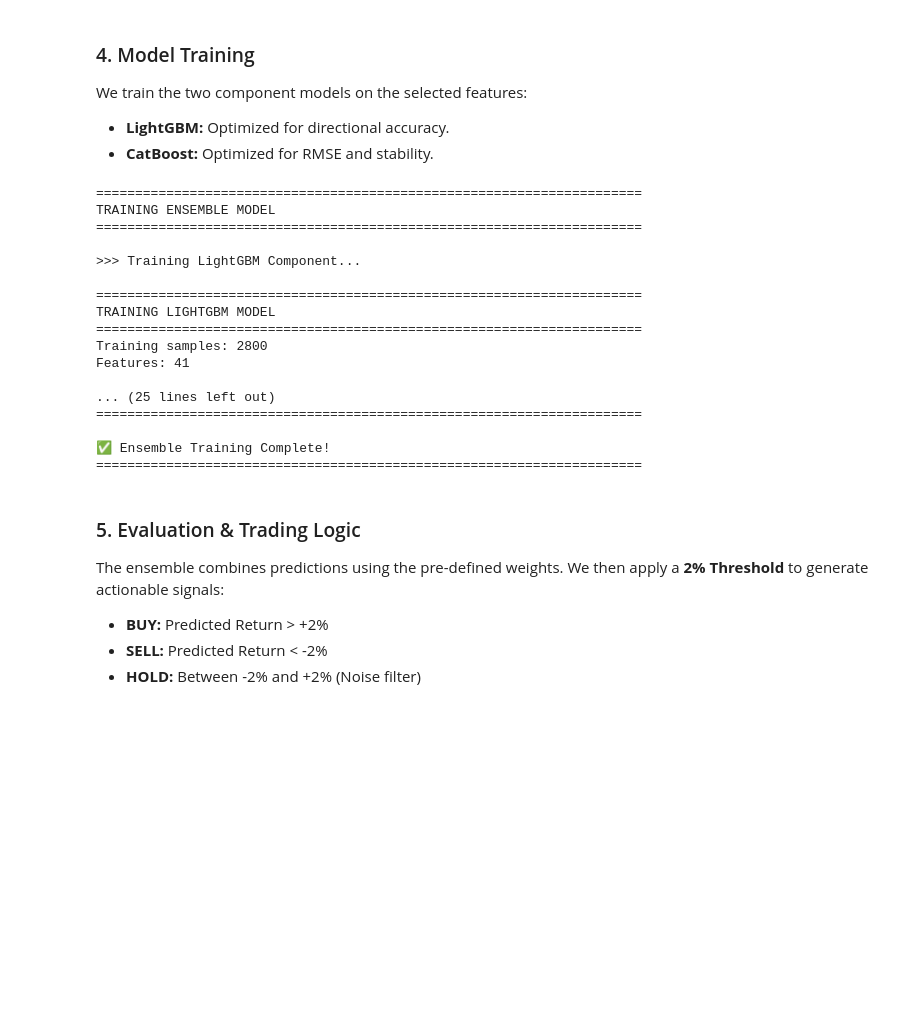
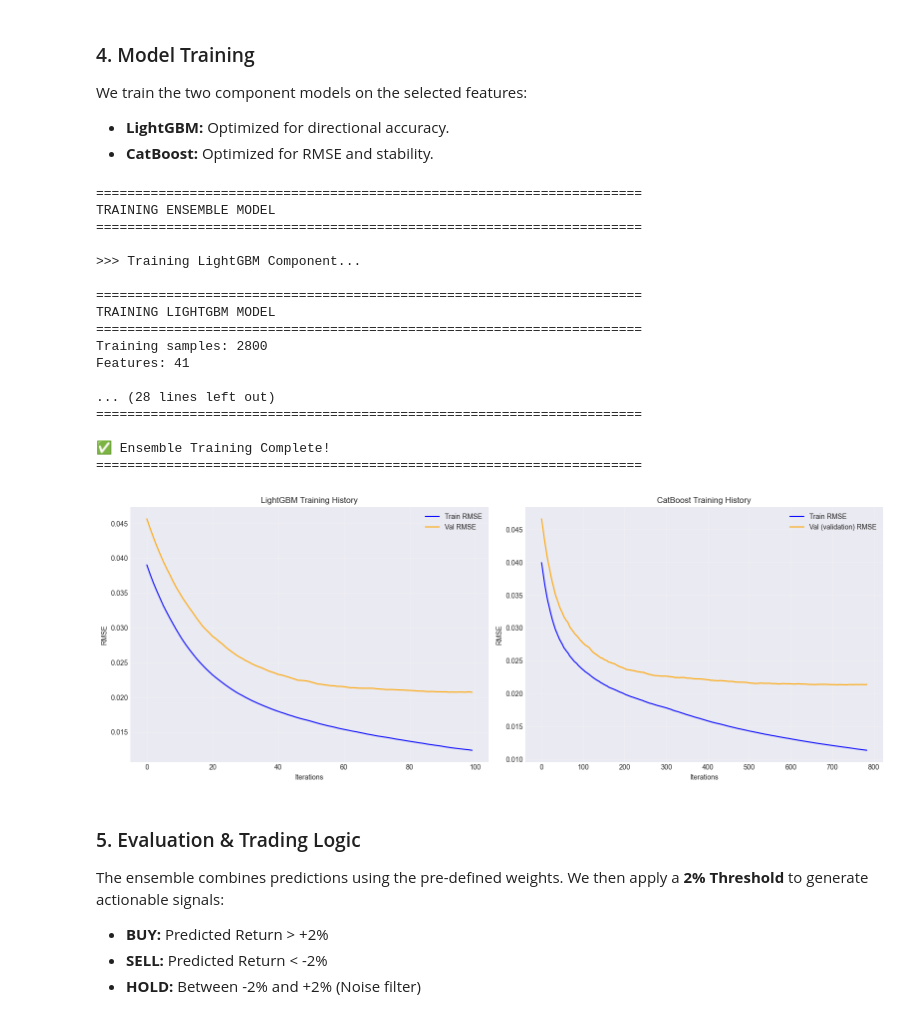
Before and after one commit to AhmadShah-1/AAI-464-Stock-Trading, a Jupyter notebook: Exploration/Ensemble/ensemble_model.ipynb, the cells around one changed output. Saved outputs shown, nothing was run; the diff lists cells and outputs as text; code cells hidden in the pictures; blank space fills up the shorter version.

Commit message:
feat: Add training history plotting for sub-models and incorporate market context in data loading.

```diff
--- a/Exploration/Ensemble/ensemble_model.ipynb
+++ b/Exploration/Ensemble/ensemble_model.ipynb
@@ -175,31 +180,35 @@ We train the two component models on the selected features:
 # %%
 
 # Prepare training matrices
 X_train = train_features[top_features]
 y_train = train_features['target']
 X_test = test_features[top_features]
 y_test = test_features['target']
 
 # Train the ensemble (internally trains both sub-models)
 model.train(X_train, y_train, X_test, y_test)
+
+# Plot training history
+model.plot_training_history()
 # %% [output]
 ======================================================================
 TRAINING ENSEMBLE MODEL
 ======================================================================
 
 >>> Training LightGBM Component...
 
 ======================================================================
 TRAINING LIGHTGBM MODEL
 ======================================================================
 Training samples: 2800
 Features: 41
 
-... (25 lines left out)
+... (28 lines left out)
 ======================================================================
 
 ✅ Ensemble Training Complete!
 ======================================================================
+[figure, added]
 # %% [markdown]
 
 ### 5. Evaluation & Trading Logic
```
Also changed, not shown: parts of 8 cells of this notebook, 3 other files.
